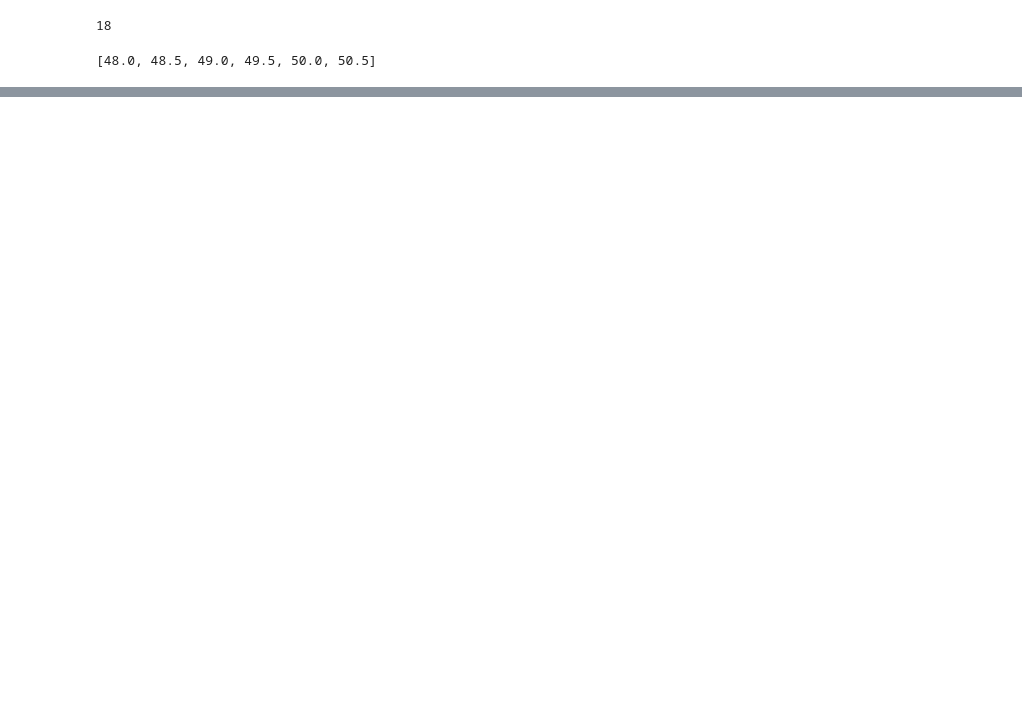
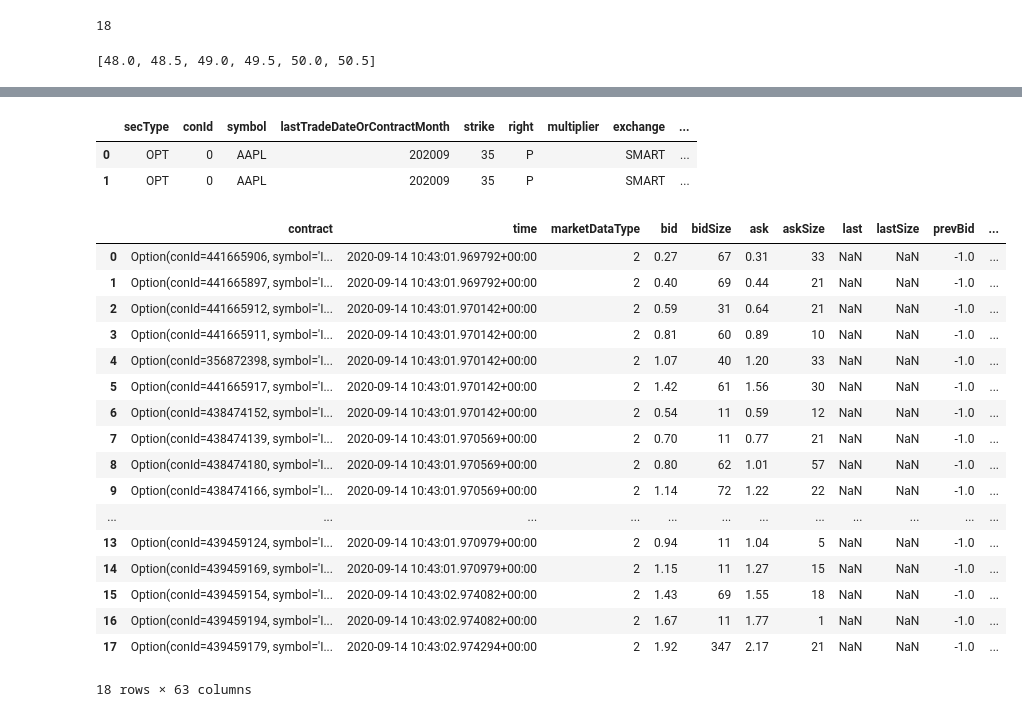
Before and after one commit to krambox/ibcli, a Jupyter notebook: notebooks/option_chain.ipynb, the cells around one changed output, grey strips where cells are left out. Cells and saved outputs as stored; diff of their text form; code cells hidden in the pictures; blank space fills up the shorter version.

```diff
--- a/notebooks/option_chain.ipynb
+++ b/notebooks/option_chain.ipynb
@@ -155,0 +104,3 @@ The option greeks are available from the ``modelGreeks`` attribute, and if there
+# %%
+df=util.df(tickers,['time','bid','bidSize','ask','askSize','last','lastSize'])
+df
@@ -155,0 +125,4 @@ The option greeks are available from the ``modelGreeks`` attribute, and if there
+# %%
+pd.set_option('display.max_rows', 500)
+util.df(tickers).dtypes
+tickers[0].dict()
@@ -155,0 +190,12 @@ The option greeks are available from the ``modelGreeks`` attribute, and if there
+# %%
+from flatten_dict import flatten
+o=Option('AAPL','202009',35,'P','SMART')
+o.dict()
+t1=Ticker(contract=o,bid=5,modelGreeks=OptionComputation(1,2,3,4,5,6,7,8))
+t2=Ticker(contract=o,bid=5,modelGreeks=OptionComputation(1,2,3,4,5,6,7,8))
+tickers=[t1,t2]
+util.df([o,o])
+# %% [output]
+|  | secType | conId | symbol | lastTradeDateOrContractMonth | strike | right | multiplier | exchange | ... |
+| 0 | OPT | 0 | AAPL | 202009 | 35 | P |  | SMART | ... |
+| 1 | OPT | 0 | AAPL | 202009 | 35 | P |  | SMART | ... |
@@ -155,0 +204,21 @@ The option greeks are available from the ``modelGreeks`` attribute, and if there
+# %%
+df
+# %% [output]
+|  | contract | time | marketDataType | bid | bidSize | ask | askSize | last | lastSize | prevBid | ... |
+| 0 | Option(conId=441665906, symbol='I... | 2020-09-14 10:43:01.969792+00:00 | 2 | 0.27 | 67 | 0.31 | 33 | NaN | NaN | -1.0 | ... |
+| 1 | Option(conId=441665897, symbol='I... | 2020-09-14 10:43:01.969792+00:00 | 2 | 0.40 | 69 | 0.44 | 21 | NaN | NaN | -1.0 | ... |
+| 2 | Option(conId=441665912, symbol='I... | 2020-09-14 10:43:01.970142+00:00 | 2 | 0.59 | 31 | 0.64 | 21 | NaN | NaN | -1.0 | ... |
+| 3 | Option(conId=441665911, symbol='I... | 2020-09-14 10:43:01.970142+00:00 | 2 | 0.81 | 60 | 0.89 | 10 | NaN | NaN | -1.0 | ... |
+| 4 | Option(conId=356872398, symbol='I... | 2020-09-14 10:43:01.970142+00:00 | 2 | 1.07 | 40 | 1.20 | 33 | NaN | NaN | -1.0 | ... |
+| 5 | Option(conId=441665917, symbol='I... | 2020-09-14 10:43:01.970142+00:00 | 2 | 1.42 | 61 | 1.56 | 30 | NaN | NaN | -1.0 | ... |
+| 6 | Option(conId=438474152, symbol='I... | 2020-09-14 10:43:01.970142+00:00 | 2 | 0.54 | 11 | 0.59 | 12 | NaN | NaN | -1.0 | ... |
+| 7 | Option(conId=438474139, symbol='I... | 2020-09-14 10:43:01.970569+00:00 | 2 | 0.70 | 11 | 0.77 | 21 | NaN | NaN | -1.0 | ... |
+| 8 | Option(conId=438474180, symbol='I... | 2020-09-14 10:43:01.970569+00:00 | 2 | 0.80 | 62 | 1.01 | 57 | NaN | NaN | -1.0 | ... |
+| 9 | Option(conId=438474166, symbol='I... | 2020-09-14 10:43:01.970569+00:00 | 2 | 1.14 | 72 | 1.22 | 22 | NaN | NaN | -1.0 | ... |
+| ... | ... | ... | ... | ... | ... | ... | ... | ... | ... | ... | ... |
+| 13 | Option(conId=439459124, symbol='I... | 2020-09-14 10:43:01.970979+00:00 | 2 | 0.94 | 11 | 1.04 | 5 | NaN | NaN | -1.0 | ... |
+| 14 | Option(conId=439459169, symbol='I... | 2020-09-14 10:43:01.970979+00:00 | 2 | 1.15 | 11 | 1.27 | 15 | NaN | NaN | -1.0 | ... |
+| 15 | Option(conId=439459154, symbol='I... | 2020-09-14 10:43:02.974082+00:00 | 2 | 1.43 | 69 | 1.55 | 18 | NaN | NaN | -1.0 | ... |
+| 16 | Option(conId=439459194, symbol='I... | 2020-09-14 10:43:02.974082+00:00 | 2 | 1.67 | 11 | 1.77 | 1 | NaN | NaN | -1.0 | ... |
+| 17 | Option(conId=439459179, symbol='I... | 2020-09-14 10:43:02.974294+00:00 | 2 | 1.92 | 347 | 2.17 | 21 | NaN | NaN | -1.0 | ... |
+18 rows × 63 columns
```
Also changed, not shown: parts of 25 cells of this notebook, 5 other files.
